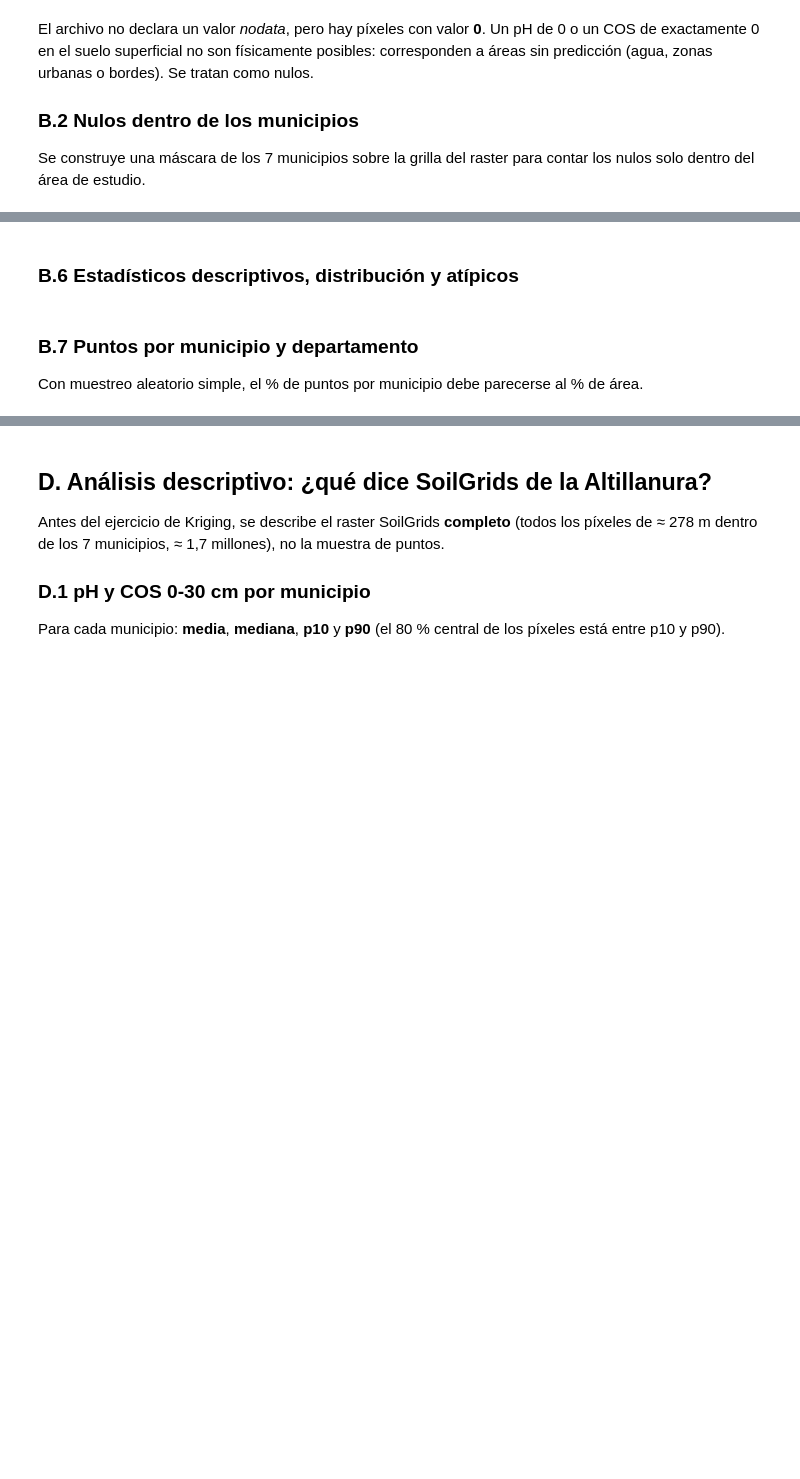
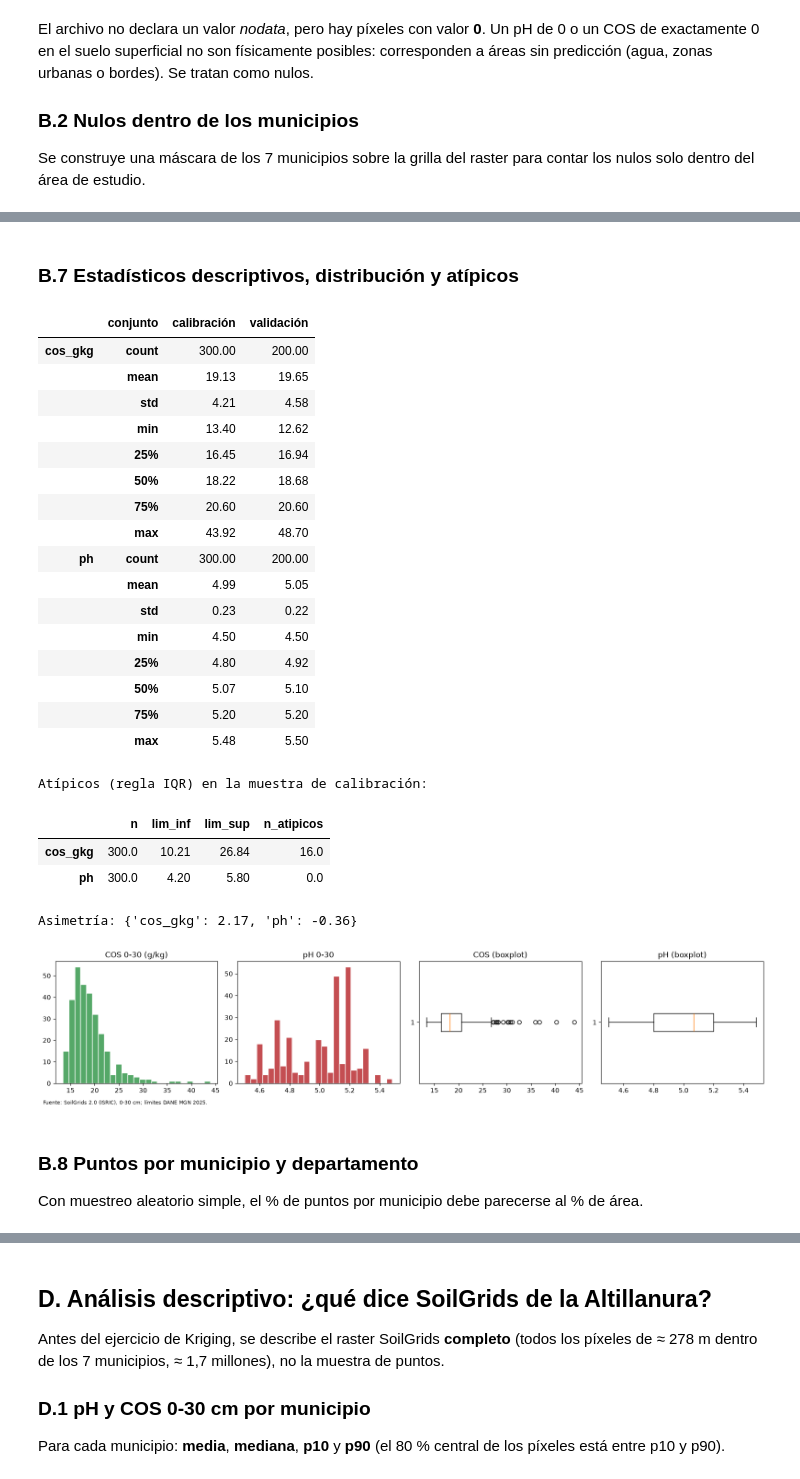
Before and after one commit to DanielFelipeRuizBermudez/Proyecto-ALTILLANURA, a Jupyter notebook: notebooks/40_suelos/40_suelos_soilgrids_kriging.ipynb, the cells around one changed output, grey strips where cells are left out. Cells and saved outputs as stored; diff of their text form; code cells hidden in the pictures; blank space fills up the shorter version.

```diff
--- a/notebooks/40_suelos/40_suelos_soilgrids_kriging.ipynb
+++ b/notebooks/40_suelos/40_suelos_soilgrids_kriging.ipynb
@@ -281,31 +375,56 @@ print("Coordenadas repetidas:", muestra[["lon", "lat"]].round(6).duplicated().su
 # %% [markdown]
-### B.6 Estadísticos descriptivos, distribución y atípicos
+### B.7 Estadísticos descriptivos, distribución y atípicos
 # %%
 display(muestra.groupby("conjunto")[["cos_gkg", "ph"]].describe().T.round(2))
 
 
 def atipicos_iqr(s):
     s = s.dropna()
     q1, q3 = s.quantile([0.25, 0.75])
     iqr = q3 - q1
     li, ls = q1 - 1.5 * iqr, q3 + 1.5 * iqr
     return pd.Series({"n": len(s), "lim_inf": li, "lim_sup": ls, "n_atipicos": int(((s < li) | (s > ls)).sum())})
 
 
 cal = muestra[muestra["conjunto"] == "calibración"].copy()
 print("Atípicos (regla IQR) en la muestra de calibración:")
 display(cal[["cos_gkg", "ph"]].apply(atipicos_iqr).T.round(2))
 print("Asimetría:", cal[["cos_gkg", "ph"]].skew().round(2).to_dict())
 
 fig, ax = plt.subplots(1, 4, figsize=(16, 3.4))
 ax[0].hist(cal["cos_gkg"], bins=25, color="#55A868", edgecolor="white"); ax[0].set_title("COS 0-30 (g/kg)")
 ax[1].hist(cal["ph"], bins=25, color="#C44E52", edgecolor="white"); ax[1].set_title("pH 0-30")
 ax[2].boxplot(cal["cos_gkg"], vert=False); ax[2].set_title("COS (boxplot)")
 ax[3].boxplot(cal["ph"], vert=False); ax[3].set_title("pH (boxplot)")
 plt.tight_layout()
+fuente()
 plt.show()
+# %% [output]
+|  | conjunto | calibración | validación |
+| cos_gkg | count | 300.00 | 200.00 |
+|  | mean | 19.13 | 19.65 |
+|  | std | 4.21 | 4.58 |
+|  | min | 13.40 | 12.62 |
+|  | 25% | 16.45 | 16.94 |
+|  | 50% | 18.22 | 18.68 |
+|  | 75% | 20.60 | 20.60 |
+|  | max | 43.92 | 48.70 |
+| ph | count | 300.00 | 200.00 |
+|  | mean | 4.99 | 5.05 |
+|  | std | 0.23 | 0.22 |
+|  | min | 4.50 | 4.50 |
+|  | 25% | 4.80 | 4.92 |
+|  | 50% | 5.07 | 5.10 |
+|  | 75% | 5.20 | 5.20 |
+|  | max | 5.48 | 5.50 |
+Atípicos (regla IQR) en la muestra de calibración:
+|  | n | lim_inf | lim_sup | n_atipicos |
+| cos_gkg | 300.0 | 10.21 | 26.84 | 16.0 |
+| ph | 300.0 | 4.20 | 5.80 | 0.0 |
+Asimetría: {'cos_gkg': 2.17, 'ph': -0.36}
+[figure, added]
 # %% [markdown]
-### B.7 Puntos por municipio y departamento
+### B.8 Puntos por municipio y departamento
 Con muestreo aleatorio simple, el % de puntos por municipio debe parecerse al % de área.
 # %%
 pm = muestra.groupby(["departamento", "municipio"]).size().rename("puntos").reset_index()
```
Also changed, not shown: parts of 38 cells of this notebook, 6 other files.
